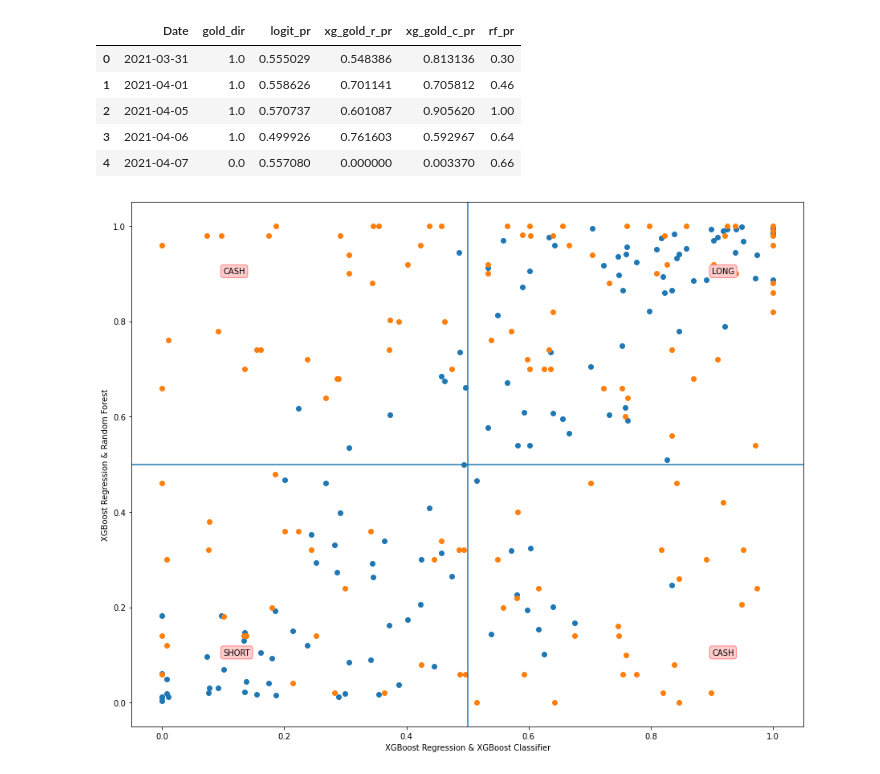
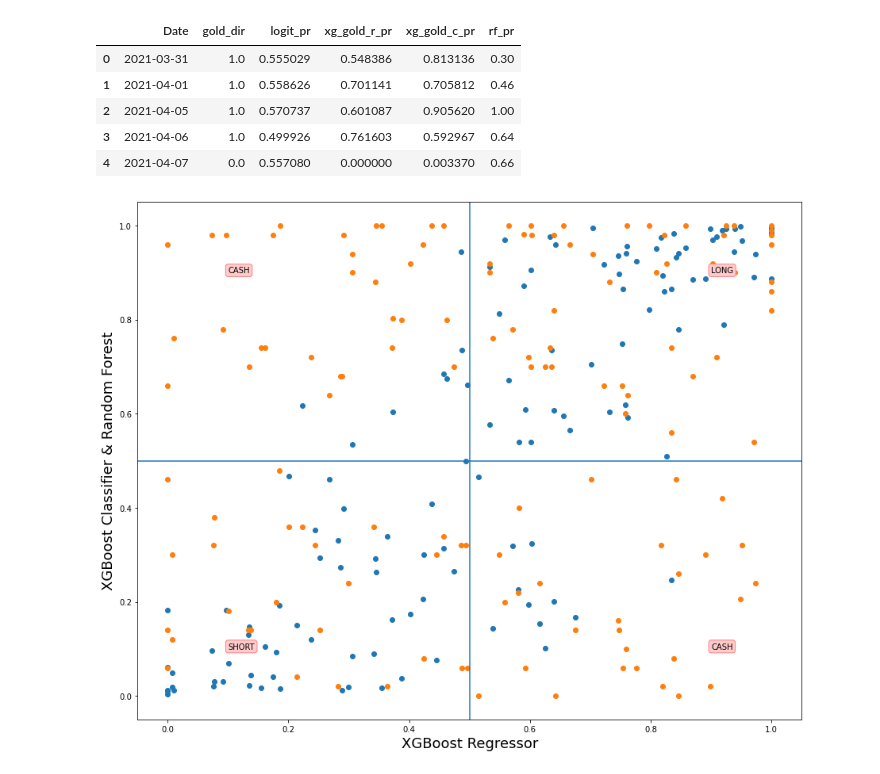
Before and after one commit to cell2silicon/Investment_Strategy, a Jupyter notebook: prob_graph/invest_strategy_Gold_copy.ipynb, the cells around one changed output. Drawn from its saved outputs; the diff is of its cells as text; code cells hidden in the pictures.

```diff
--- a/prob_graph/invest_strategy_Gold_copy.ipynb
+++ b/prob_graph/invest_strategy_Gold_copy.ipynb
@@ -535,19 +535,19 @@ trading_pr_g.to_csv("prob_g.csv", index=False)
 # %%
 import matplotlib.pyplot as plt
 
 plt.figure(figsize=(15, 12))
 plt.scatter(trading_pr_g['xg_gold_r_pr'], trading_pr_g['xg_gold_c_pr'])
 plt.scatter(trading_pr_g['xg_gold_r_pr'], trading_pr_g['rf_pr'])
 # plt.vlines(0.5,linestyles='solid')
 plt.axvline(x=0.5)
 plt.axhline(y=0.5)
 plt.text(0.9, 0.9, 'LONG', bbox=dict(boxstyle="round", ec=(1., 0.5, 0.5), fc=(1., 0.8, 0.8),))
 plt.text(0.1, 0.1, 'SHORT', bbox=dict(boxstyle="round", ec=(1., 0.5, 0.5), fc=(1., 0.8, 0.8),))
 plt.text(0.1, 0.9, 'CASH', bbox=dict(boxstyle="round", ec=(1., 0.5, 0.5), fc=(1., 0.8, 0.8),))
 plt.text(0.9, 0.1, 'CASH', bbox=dict(boxstyle="round", ec=(1., 0.5, 0.5), fc=(1., 0.8, 0.8),))
-plt.xlabel("XGBoost Regression & XGBoost Classifier")
-plt.ylabel("XGBoost Regression & Random Forest")
+plt.xlabel("XGBoost Regressor", fontsize=18)
+plt.ylabel("XGBoost Classifier & Random Forest", fontsize=18)
 plt.savefig('gold.png')
 plt.show()
 # %% [output]
-[figure, old version]
+[figure, new version]
```
Also changed, not shown: 5 other files.
